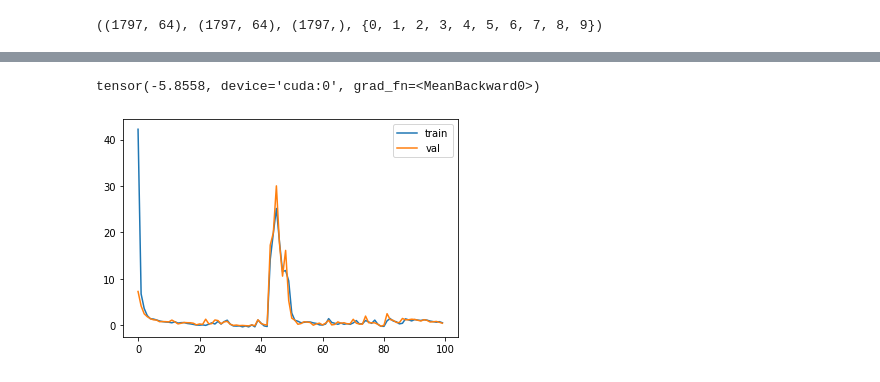
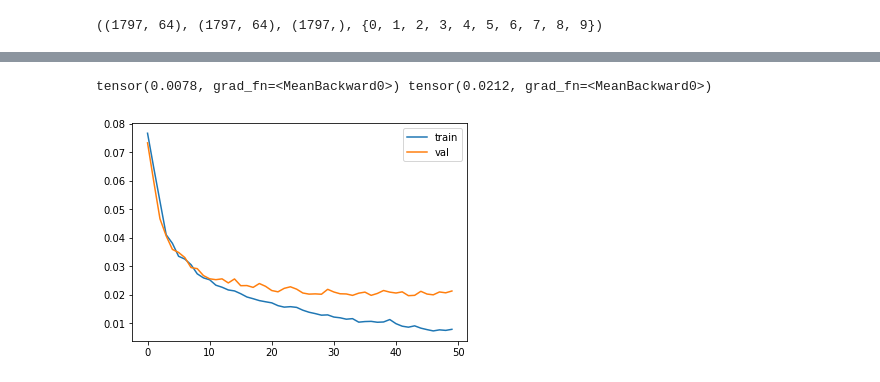
Before and after one commit to mprzewie/dmfa_inpainting, a Jupyter notebook: notebooks/digits_inpainting.ipynb, the cells around one changed output, grey strips where cells are left out. Drawn from its saved outputs; the diff is of its cells as text; code cells hidden in the pictures.

```diff
--- a/notebooks/digits_inpainting.ipynb
+++ b/notebooks/digits_inpainting.ipynb
@@ -159,44 +110,46 @@ def nll_loss(X, J, P, M, A, D) -> torch.autograd.Variable:
                 losses.append(torch.autograd.Variable(torch.tensor(0.0), requires_grad=True))
     return torch.stack(losses).mean()
 # %%
-inpainter = DigitsInpainter()
-inpainter = inpainter.cuda()
+inpainter = DigitsLinearInpainter()
+# inpainter = inpainter.cuda()
 opt = optim.Adam(inpainter.parameters(), lr=4e-3)
-n_epochs = 100
+n_epochs = 50
 train_hist = []
 val_hist = []
 for e in tqdm(range(n_epochs)):
     inpainter.train()
     train_losses = []
     for i, (x, j, y) in enumerate(dl_train):
         inpainter.zero_grad()
-        x, j = x.cuda(), j.cuda()
+#         x, j = x.cuda(), j.cuda()
         p, m, a, d = inpainter(x, j)
-        loss = nll_loss(x, j, p, m, a, d)
+        loss = ((x - m[:, 0, :]) **2).mean()
+#         loss = nll_loss(x, j, p, m, a, d)
         loss.backward()
         opt.step()
         train_losses.append(loss)
     train_hist.append(torch.stack(train_losses).mean())
 
     inpainter.eval()
     val_losses = []
     for i, (x, j, y) in enumerate(dl_test):
         inpainter.zero_grad()
-        x, j = x.cuda(), j.cuda()
+#         x, j = x.cuda(), j.cuda()
         p, m, a, d = inpainter(x, j)
-        loss = nll_loss(x, j, p, m, a, d)
+        loss = ((x - m[:, 0, :]) **2).mean()
+
+#         loss = nll_loss(x, j, p, m, a, d)
         val_losses.append(loss)
     val_hist.append(torch.stack(val_losses).mean())
 
 #     print(train_hist[-1], val_losses[-1])
-
 plt.plot(list(range(n_epochs)), train_hist, label="train")
 plt.plot(list(range(n_epochs)), val_hist, label="val")
 plt.legend()
-print(val_losses[-1])
+print(train_hist[-1], val_hist[-1])
 # %% [output]
-tensor(-5.8558, device='cuda:0', grad_fn=<MeanBackward0>)
+tensor(0.0078, grad_fn=<MeanBackward0>) tensor(0.0212, grad_fn=<MeanBackward0>)
-[figure, old version]
+[figure, new version]
 # %%
 classifier = MLPClassifier((100, 200, 10,), learning_rate_init=4e-3, max_iter=1000)
 classifier.fit(X_train, y_train)
```
Also changed, not shown: parts of 11 cells of this notebook, 15 other files.
